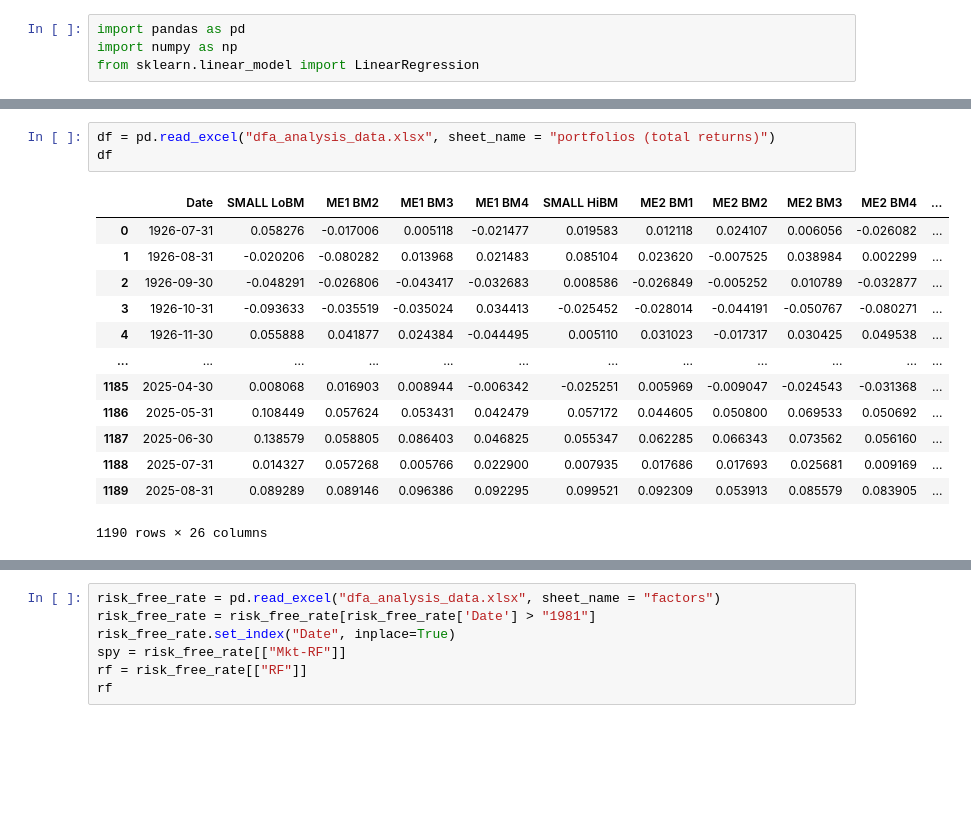
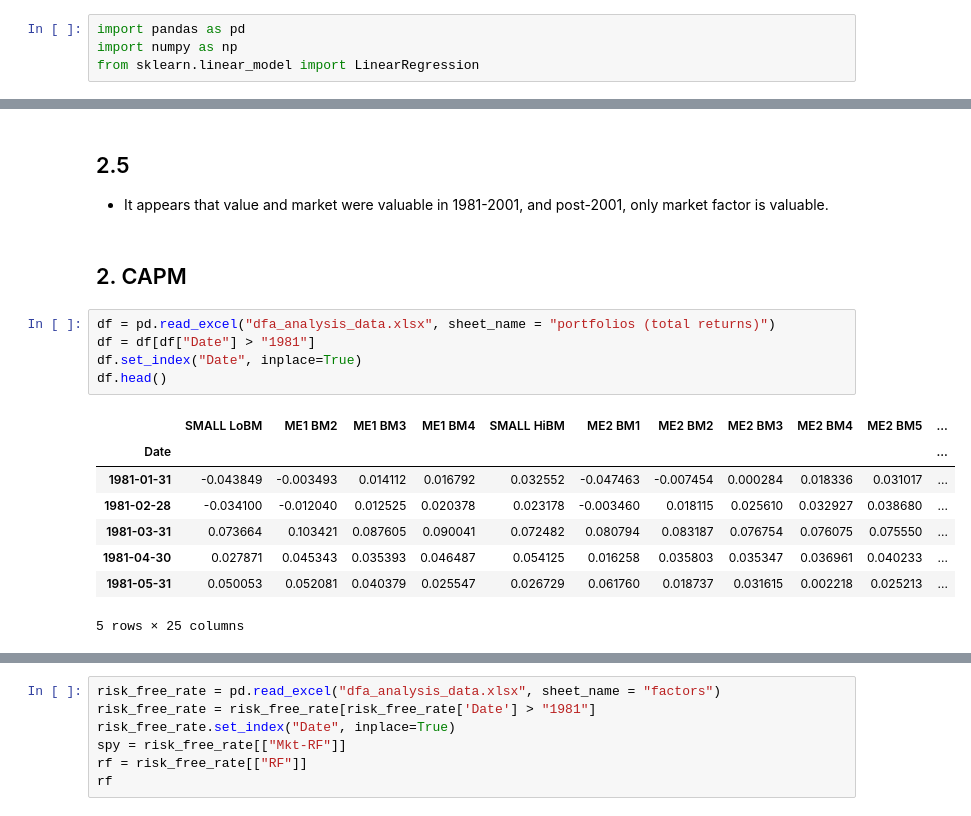
Before and after one commit to kebo1234/Portfolio-HW-Group-B-12, a Jupyter notebook: HW4/homework_4_yy.ipynb, the cells around one changed output, grey strips where cells are left out. Drawn from its saved outputs; the diff is of its cells as text; blank space fills up the shorter version.

```diff
--- a/HW4/homework_4_yy.ipynb
+++ b/HW4/homework_4_yy.ipynb
@@ -5,17 +157,19 @@ from sklearn.linear_model import LinearRegression
+# %% [markdown]
+## 2.5
+- It appears that value and market were valuable in 1981-2001, and post-2001, only market factor is valuable.
+# %% [markdown]
+## 2. CAPM
 # %%
 df = pd.read_excel("dfa_analysis_data.xlsx", sheet_name = "portfolios (total returns)")
-df
+df = df[df["Date"] > "1981"]
+df.set_index("Date", inplace=True)
+df.head()
 # %% [output]
-|  | Date | SMALL LoBM | ME1 BM2 | ME1 BM3 | ME1 BM4 | SMALL HiBM | ME2 BM1 | ME2 BM2 | ME2 BM3 | ME2 BM4 | ... |
-| 0 | 1926-07-31 | 0.058276 | -0.017006 | 0.005118 | -0.021477 | 0.019583 | 0.012118 | 0.024107 | 0.006056 | -0.026082 | ... |
-| 1 | 1926-08-31 | -0.020206 | -0.080282 | 0.013968 | 0.021483 | 0.085104 | 0.023620 | -0.007525 | 0.038984 | 0.002299 | ... |
-| 2 | 1926-09-30 | -0.048291 | -0.026806 | -0.043417 | -0.032683 | 0.008586 | -0.026849 | -0.005252 | 0.010789 | -0.032877 | ... |
-| 3 | 1926-10-31 | -0.093633 | -0.035519 | -0.035024 | 0.034413 | -0.025452 | -0.028014 | -0.044191 | -0.050767 | -0.080271 | ... |
-| 4 | 1926-11-30 | 0.055888 | 0.041877 | 0.024384 | -0.044495 | 0.005110 | 0.031023 | -0.017317 | 0.030425 | 0.049538 | ... |
-| ... | ... | ... | ... | ... | ... | ... | ... | ... | ... | ... | ... |
-| 1185 | 2025-04-30 | 0.008068 | 0.016903 | 0.008944 | -0.006342 | -0.025251 | 0.005969 | -0.009047 | -0.024543 | -0.031368 | ... |
-| 1186 | 2025-05-31 | 0.108449 | 0.057624 | 0.053431 | 0.042479 | 0.057172 | 0.044605 | 0.050800 | 0.069533 | 0.050692 | ... |
-| 1187 | 2025-06-30 | 0.138579 | 0.058805 | 0.086403 | 0.046825 | 0.055347 | 0.062285 | 0.066343 | 0.073562 | 0.056160 | ... |
-| 1188 | 2025-07-31 | 0.014327 | 0.057268 | 0.005766 | 0.022900 | 0.007935 | 0.017686 | 0.017693 | 0.025681 | 0.009169 | ... |
-| 1189 | 2025-08-31 | 0.089289 | 0.089146 | 0.096386 | 0.092295 | 0.099521 | 0.092309 | 0.053913 | 0.085579 | 0.083905 | ... |
+|  | SMALL LoBM | ME1 BM2 | ME1 BM3 | ME1 BM4 | SMALL HiBM | ME2 BM1 | ME2 BM2 | ME2 BM3 | ME2 BM4 | ME2 BM5 | ... |
+| Date |  |  |  |  |  |  |  |  |  |  | ... |
+| 1981-01-31 | -0.043849 | -0.003493 | 0.014112 | 0.016792 | 0.032552 | -0.047463 | -0.007454 | 0.000284 | 0.018336 | 0.031017 | ... |
+| 1981-02-28 | -0.034100 | -0.012040 | 0.012525 | 0.020378 | 0.023178 | -0.003460 | 0.018115 | 0.025610 | 0.032927 | 0.038680 | ... |
+| 1981-03-31 | 0.073664 | 0.103421 | 0.087605 | 0.090041 | 0.072482 | 0.080794 | 0.083187 | 0.076754 | 0.076075 | 0.075550 | ... |
+| 1981-04-30 | 0.027871 | 0.045343 | 0.035393 | 0.046487 | 0.054125 | 0.016258 | 0.035803 | 0.035347 | 0.036961 | 0.040233 | ... |
+| 1981-05-31 | 0.050053 | 0.052081 | 0.040379 | 0.025547 | 0.026729 | 0.061760 | 0.018737 | 0.031615 | 0.002218 | 0.025213 | ... |
-1190 rows × 26 columns
+5 rows × 25 columns
```
Also changed, not shown: parts of 14 cells of this notebook, 4 other files.
